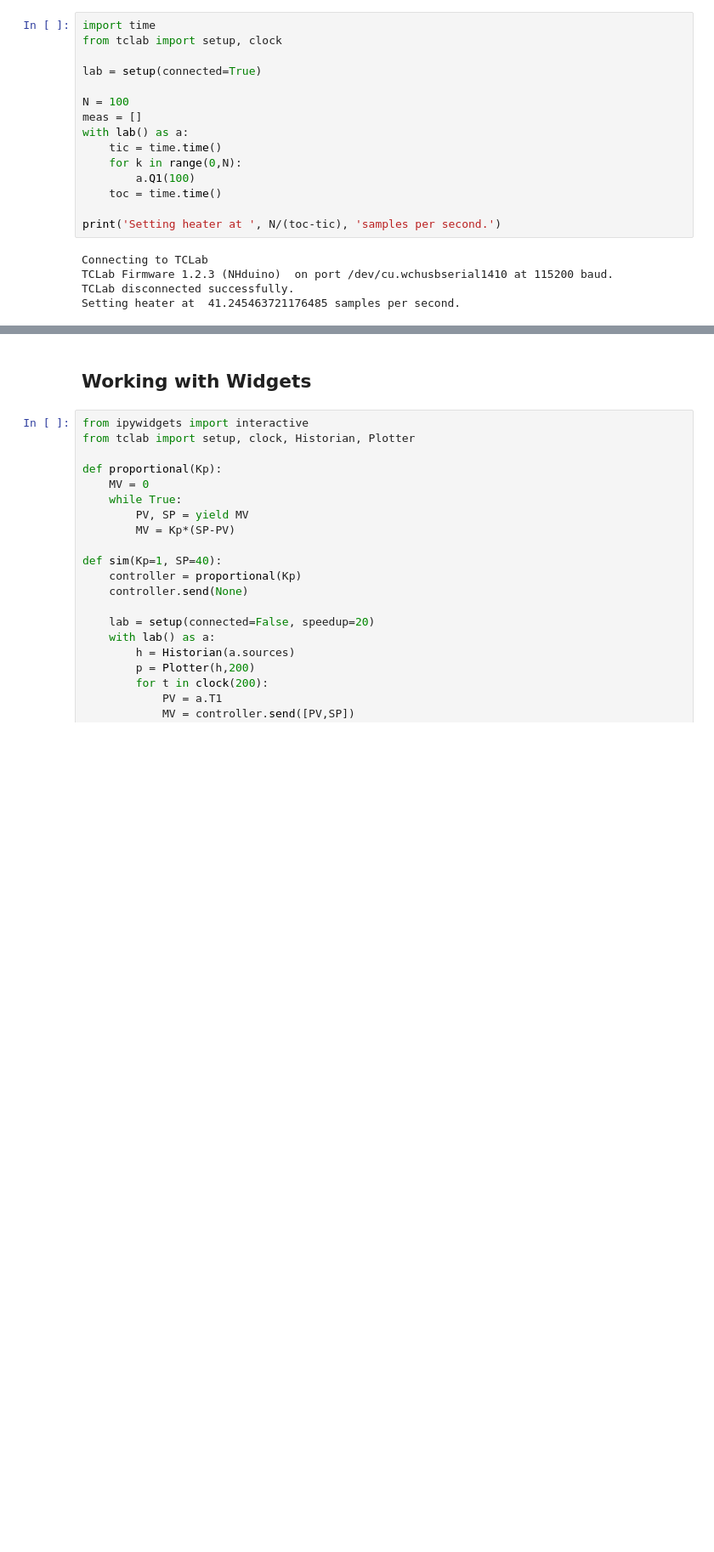
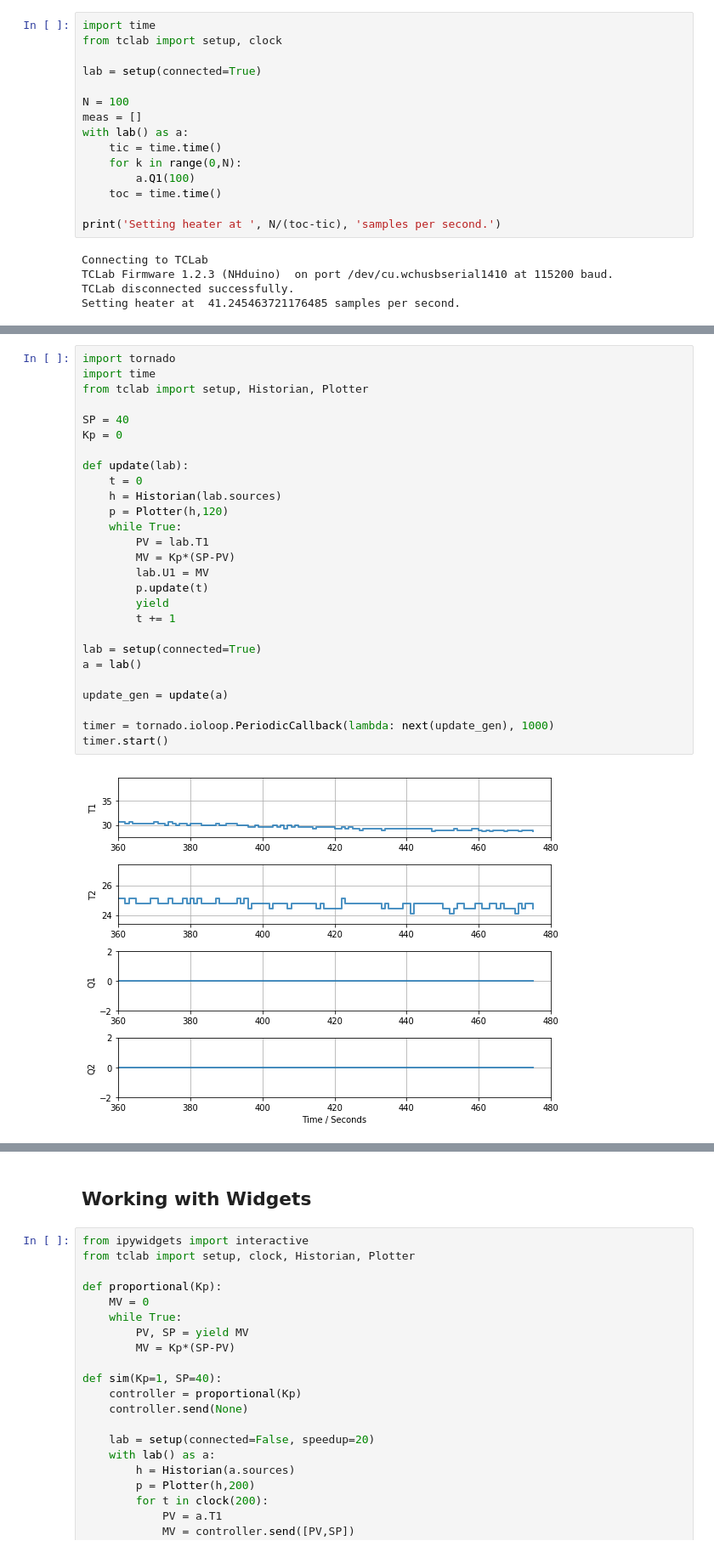
Before and after one commit to jckantor/TCLab, a Jupyter notebook: notebooks/Testing.ipynb, the cells around one changed output, grey strips where cells are left out. Shown at 85% size. Drawn from its saved outputs; the diff is of its cells as text; blank space fills up the shorter version.

```diff
--- a/notebooks/Testing.ipynb
+++ b/notebooks/Testing.ipynb
@@ -46,0 +51,29 @@ Setting heater at  41.245463721176485 samples per second.
+# %%
+import tornado
+import time
+from tclab import setup, Historian, Plotter
+
+SP = 40
+Kp = 0
+
+def update(lab):
+    t = 0
+    h = Historian(lab.sources)
+    p = Plotter(h,120)
+    while True:
+        PV = lab.T1
+        MV = Kp*(SP-PV)
+        lab.U1 = MV
+        p.update(t)
+        yield
+        t += 1
+
+lab = setup(connected=True)
+a = lab()
+
+update_gen = update(a)
+
+timer = tornado.ioloop.PeriodicCallback(lambda: next(update_gen), 1000)
+timer.start()
+# %% [output]
+[figure, added]
```
Also changed, not shown: parts of 8 cells of this notebook.
